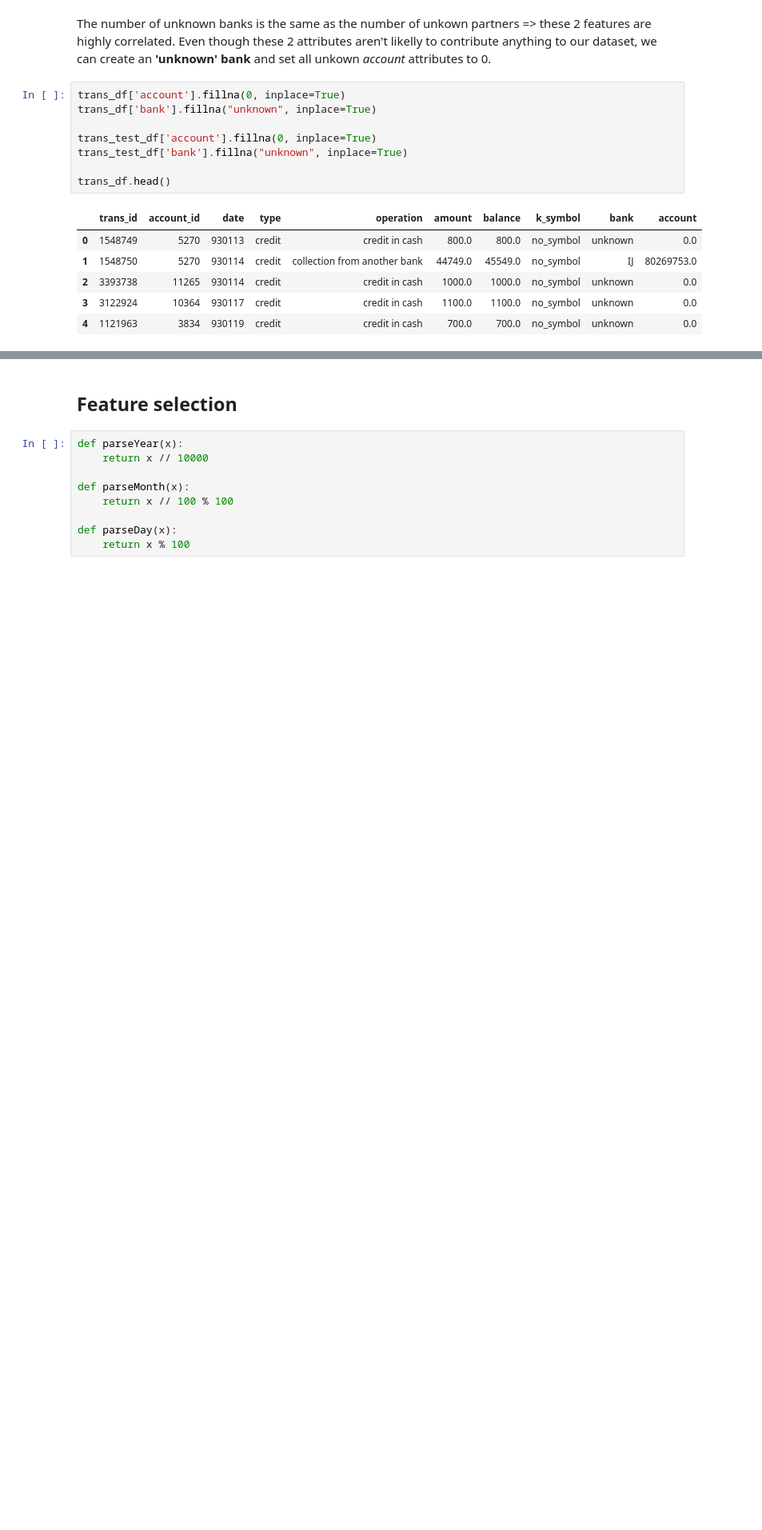
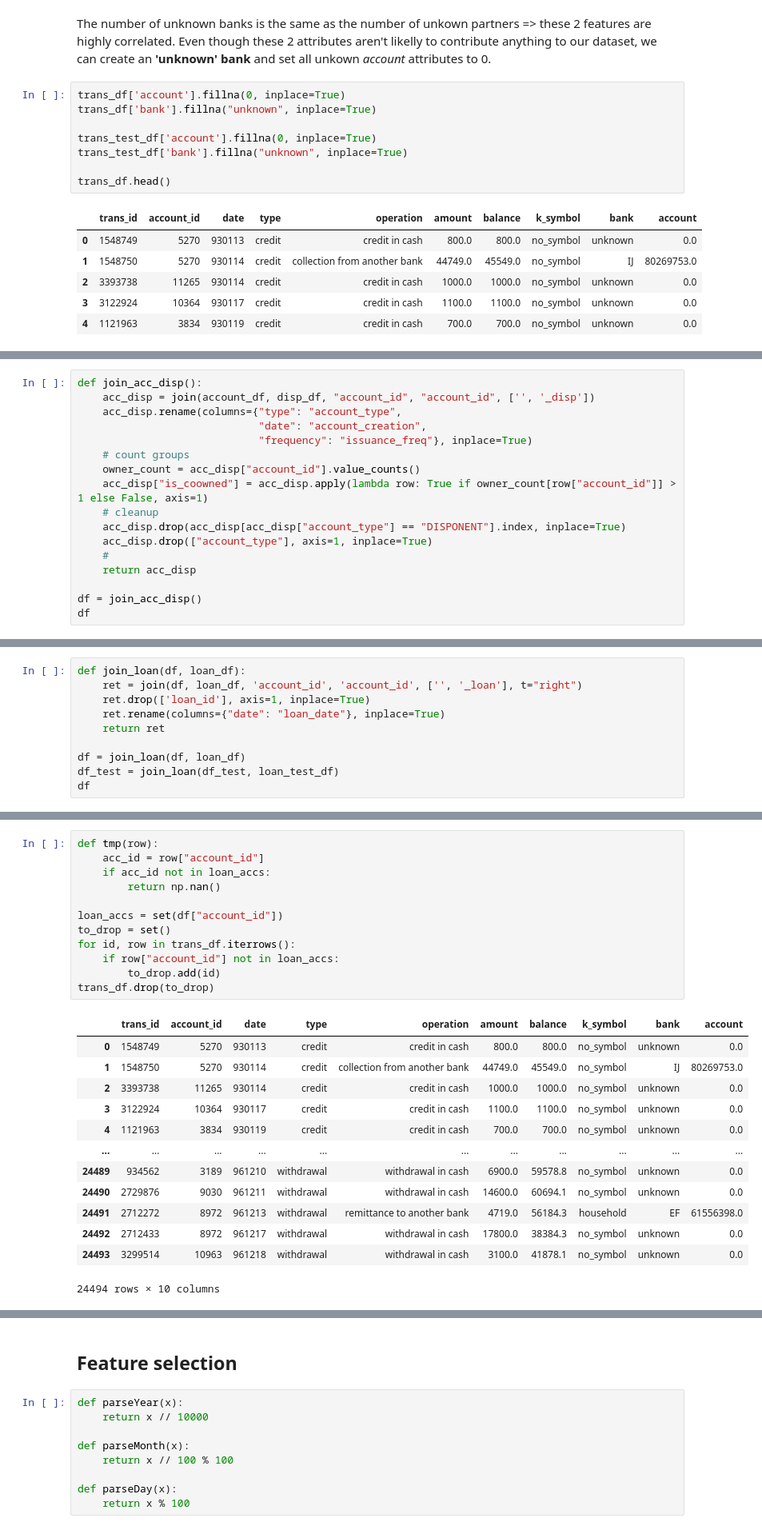
Before and after one commit to JoaoCostaIFG/AC, a Jupyter notebook: Banking.ipynb, the cells around one changed output, grey strips where cells are left out. Shown at 80% size. Drawn from its saved outputs; the diff is of its cells as text; blank space fills up the shorter version.

```diff
--- a/Banking.ipynb
+++ b/Banking.ipynb
@@ -365,0 +387,17 @@ trans_df.head()
+# %%
+def join_acc_disp():
+    acc_disp = join(account_df, disp_df, "account_id", "account_id", ['', '_disp'])
+    acc_disp.rename(columns={"type": "account_type",
+                             "date": "account_creation",
+                             "frequency": "issuance_freq"}, inplace=True)
+    # count groups
+    owner_count = acc_disp["account_id"].value_counts()
+    acc_disp["is_coowned"] = acc_disp.apply(lambda row: True if owner_count[row["account_id"]] > 1 else False, axis=1)
+    # cleanup
+    acc_disp.drop(acc_disp[acc_disp["account_type"] == "DISPONENT"].index, inplace=True)
+    acc_disp.drop(["account_type"], axis=1, inplace=True)
+    #
+    return acc_disp
+
+df = join_acc_disp()
+df
@@ -365,0 +474,10 @@ trans_df.head()
+# %%
+def join_loan(df, loan_df):
+    ret = join(df, loan_df, 'account_id', 'account_id', ['', '_loan'], t="right")
+    ret.drop(['loan_id'], axis=1, inplace=True)
+    ret.rename(columns={"date": "loan_date"}, inplace=True)
+    return ret
+
+df = join_loan(df, loan_df)
+df_test = join_loan(df_test, loan_test_df)
+df
@@ -365,0 +573,26 @@ trans_df.head()
+# %%
+def tmp(row):
+    acc_id = row["account_id"]
+    if acc_id not in loan_accs:
+        return np.nan()
+
+loan_accs = set(df["account_id"])
+to_drop = set()
+for id, row in trans_df.iterrows():
+    if row["account_id"] not in loan_accs:
+        to_drop.add(id)
+trans_df.drop(to_drop)
+# %% [output]
+|  | trans_id | account_id | date | type | operation | amount | balance | k_symbol | bank | account |
+| 0 | 1548749 | 5270 | 930113 | credit | credit in cash | 800.0 | 800.0 | no_symbol | unknown | 0.0 |
+| 1 | 1548750 | 5270 | 930114 | credit | collection from another bank | 44749.0 | 45549.0 | no_symbol | IJ | 80269753.0 |
+| 2 | 3393738 | 11265 | 930114 | credit | credit in cash | 1000.0 | 1000.0 | no_symbol | unknown | 0.0 |
+| 3 | 3122924 | 10364 | 930117 | credit | credit in cash | 1100.0 | 1100.0 | no_symbol | unknown | 0.0 |
+| 4 | 1121963 | 3834 | 930119 | credit | credit in cash | 700.0 | 700.0 | no_symbol | unknown | 0.0 |
+| ... | ... | ... | ... | ... | ... | ... | ... | ... | ... | ... |
+| 24489 | 934562 | 3189 | 961210 | withdrawal | withdrawal in cash | 6900.0 | 59578.8 | no_symbol | unknown | 0.0 |
+| 24490 | 2729876 | 9030 | 961211 | withdrawal | withdrawal in cash | 14600.0 | 60694.1 | no_symbol | unknown | 0.0 |
+| 24491 | 2712272 | 8972 | 961213 | withdrawal | remittance to another bank | 4719.0 | 56184.3 | household | EF | 61556398.0 |
+| 24492 | 2712433 | 8972 | 961217 | withdrawal | withdrawal in cash | 17800.0 | 38384.3 | no_symbol | unknown | 0.0 |
+| 24493 | 3299514 | 10963 | 961218 | withdrawal | withdrawal in cash | 3100.0 | 41878.1 | no_symbol | unknown | 0.0 |
+24494 rows × 10 columns
```
Also changed, not shown: parts of 66 cells of this notebook.
